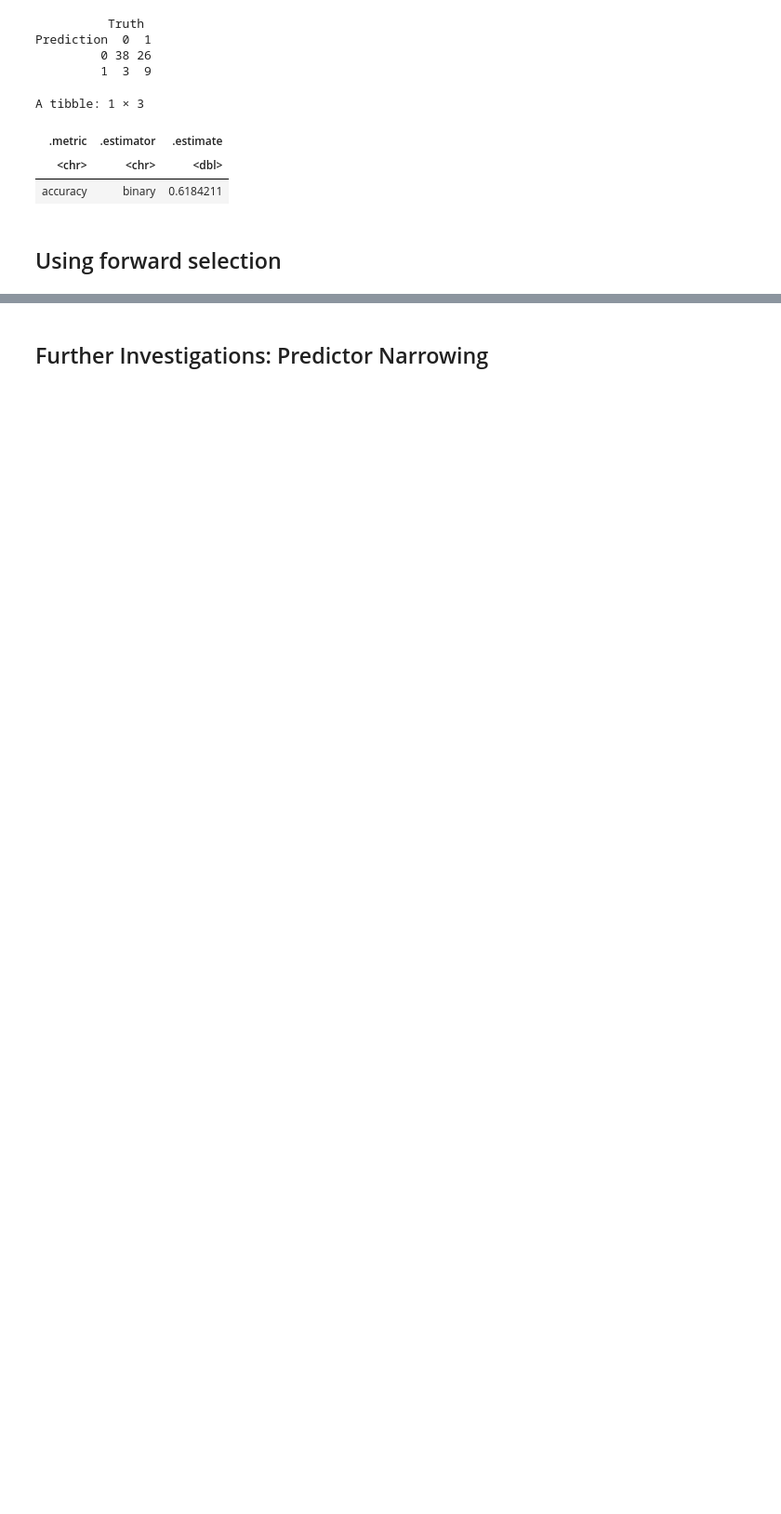
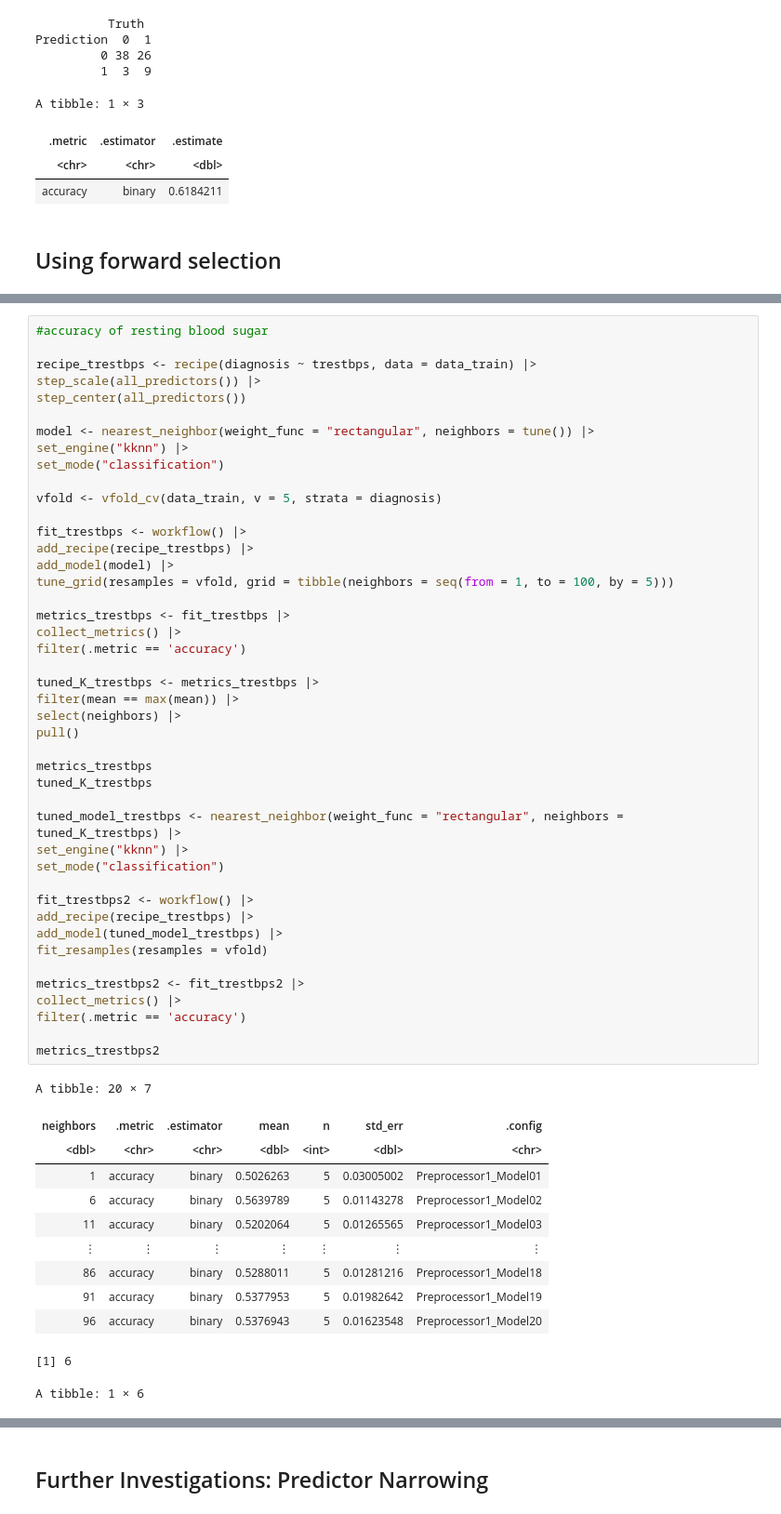
Before and after one commit to BeesKneezz/dsci_100_2023_group_7, a Jupyter notebook: data_analysis.ipynb, the cells around one changed output, grey strips where cells are left out. Shown at 93% size. Cells and saved outputs as stored; diff of their text form; blank space fills up the shorter version.

```diff
--- a/data_analysis.ipynb
+++ b/data_analysis.ipynb
@@ -347,0 +408,57 @@ A tibble: 4 × 3
+# %%
+#accuracy of resting blood sugar
+
+recipe_trestbps <- recipe(diagnosis ~ trestbps, data = data_train) |>
+step_scale(all_predictors()) |>
+step_center(all_predictors())
+
+model <- nearest_neighbor(weight_func = "rectangular", neighbors = tune()) |>
+set_engine("kknn") |>
+set_mode("classification")
+
+vfold <- vfold_cv(data_train, v = 5, strata = diagnosis)
+
+fit_trestbps <- workflow() |>
+add_recipe(recipe_trestbps) |>
+add_model(model) |>
+tune_grid(resamples = vfold, grid = tibble(neighbors = seq(from = 1, to = 100, by = 5)))
+
+metrics_trestbps <- fit_trestbps |>
+collect_metrics() |>
+filter(.metric == 'accuracy')
+
+tuned_K_trestbps <- metrics_trestbps |>
+filter(mean == max(mean)) |>
+select(neighbors) |>
+pull()
+
+metrics_trestbps
+tuned_K_trestbps
+
+tuned_model_trestbps <- nearest_neighbor(weight_func = "rectangular", neighbors = tuned_K_trestbps) |>
+set_engine("kknn") |>
+set_mode("classification")
+
+fit_trestbps2 <- workflow() |>
+add_recipe(recipe_trestbps) |>
+add_model(tuned_model_trestbps) |>
+fit_resamples(resamples = vfold)
+
+metrics_trestbps2 <- fit_trestbps2 |>
+collect_metrics() |>
+filter(.metric == 'accuracy')
+
+metrics_trestbps2
+# %% [output]
+A tibble: 20 × 7
+| neighbors | .metric | .estimator | mean | n | std_err | .config |
+| <dbl> | <chr> | <chr> | <dbl> | <int> | <dbl> | <chr> |
+| 1 | accuracy | binary | 0.5026263 | 5 | 0.03005002 | Preprocessor1_Model01 |
+| 6 | accuracy | binary | 0.5639789 | 5 | 0.01143278 | Preprocessor1_Model02 |
+| 11 | accuracy | binary | 0.5202064 | 5 | 0.01265565 | Preprocessor1_Model03 |
+| ⋮ | ⋮ | ⋮ | ⋮ | ⋮ | ⋮ | ⋮ |
+| 86 | accuracy | binary | 0.5288011 | 5 | 0.01281216 | Preprocessor1_Model18 |
+| 91 | accuracy | binary | 0.5377953 | 5 | 0.01982642 | Preprocessor1_Model19 |
+| 96 | accuracy | binary | 0.5376943 | 5 | 0.01623548 | Preprocessor1_Model20 |
+[1] 6
+A tibble: 1 × 6
```
Also changed, not shown: parts of 5 cells of this notebook.
